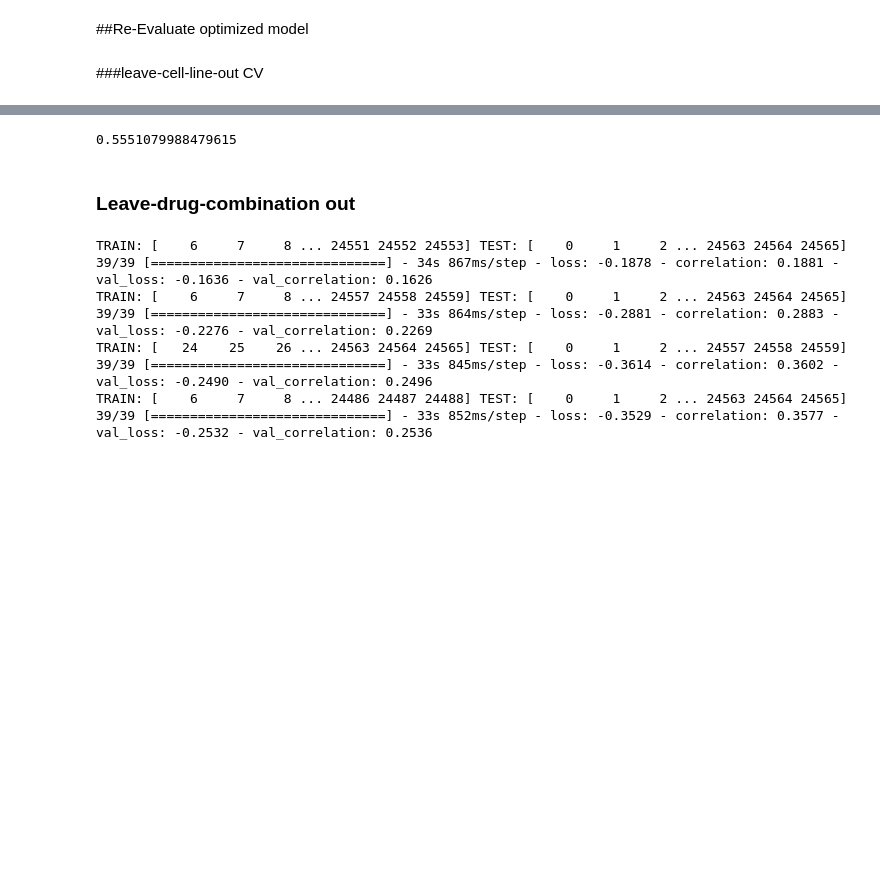
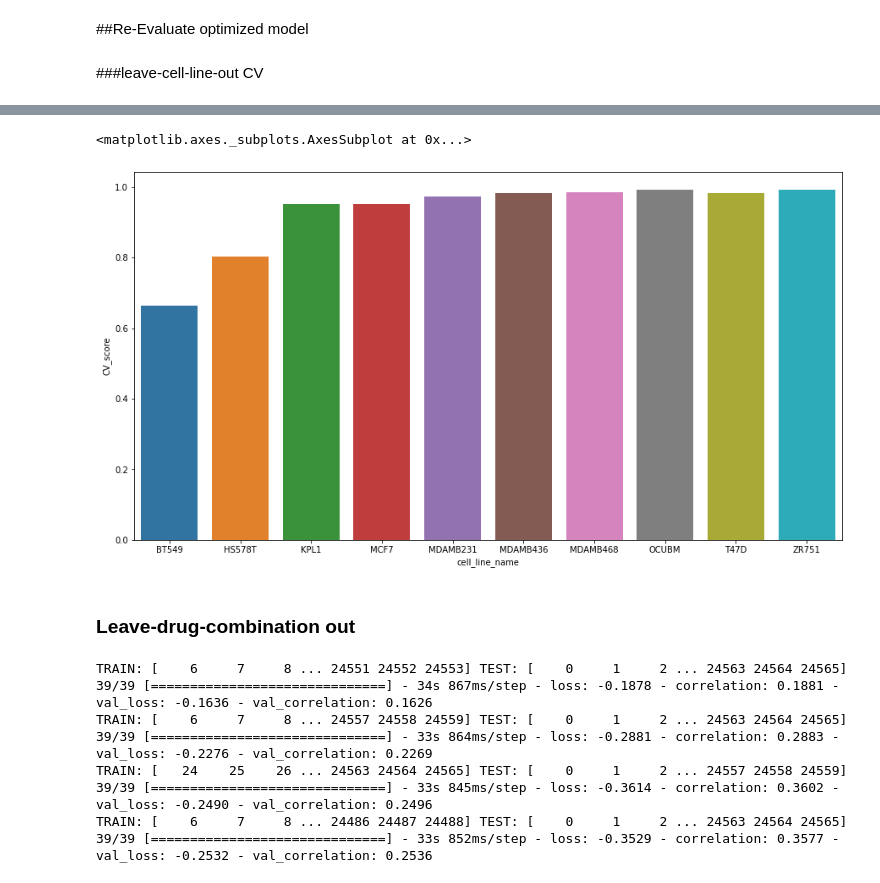
Before and after one commit to kittisaktaoma/colab_practice, a Jupyter notebook: CalcSynergy.ipynb, the cells around one changed output, grey strips where cells are left out. Drawn from its saved outputs; the diff is of its cells as text; code cells hidden in the pictures; blank space fills up the shorter version.

```diff
--- a/CalcSynergy.ipynb
+++ b/CalcSynergy.ipynb
@@ -1154,3 +1058,11 @@ index_df_cv_final_sorted
 ##Re-Evaluate optimized model
 # %% [markdown]
 ###leave-cell-line-out CV
+# %%
+from io import BytesIO
+import pickle
+import requests
+mLink = "https://github.com/kittisaktaoma/colab_practice/raw/master/result_modelling.pickle"
+mfile = BytesIO(requests.get(mLink).content)
+res_mol_pickle = pickle.load(mfile)
+res_mol_pickle
@@ -1157,9 +1087,9 @@ index_df_cv_final_sorted
 # %%
 import numpy as np
 from sklearn.model_selection import LeaveOneGroupOut
-hist_LDO_train = []
-hist_LDO_validation = []
-optimal_hyperparameter = res_model[0]
+hist_LCO_train = []
+hist_LCO_validation = []
+optimal_hyperparameter = res_mol_pickle[0]
 
 my_model_fig = my_model(optimal_hyperparameter.get("layer_1"),optimal_hyperparameter.get("dropout_1"),optimal_hyperparameter.get("activation_1"),
                optimal_hyperparameter.get("layer_2"),optimal_hyperparameter.get("dropout_2"),optimal_hyperparameter.get("activation_2"),
@@ -1184,12 +1114,18 @@ for train_index, test_index in logo.split(drug_structure_1, syn_score, groups):
                      validation_data=([Drug_1_test,Drug_2_test,Target_protein_test,Cell_line_feature_test],Synergy_score_test),
                      epochs=optimal_hyperparameter.get("epochs"),batch_size=optimal_hyperparameter.get("batch_size"))
 
-    hist_LDO_train.append(hist.history["correlation"])
-    hist_LDO_validation.append(hist.history["val_correlation"])
+    hist_LCO_train.append(hist.history["correlation"])
+    hist_LCO_validation.append(hist.history["val_correlation"])
-# %%
-np.mean(hist_LDO_validation)
-# %% [output]
-0.5551079988479615
+# %%
+CV_LCO_score = [hist_LCO_validation[i][29] for i in range(10)]
+index_cell_line_out_final = index_cell_line_out
+index_cell_line_out_final["CV_score"] = CV_LCO_score
+plt.figure(figsize=(15,8))
+sns.barplot(x="cell_line_name", y="CV_score",
+            data=index_cell_line_out_final )
+# %% [output]
+<matplotlib.axes._subplots.AxesSubplot at 0x...>
+[figure, added]
 # %% [markdown]
 ### Leave-drug-combination out
 # %%
```
Also changed, not shown: parts of 16 cells of this notebook.
